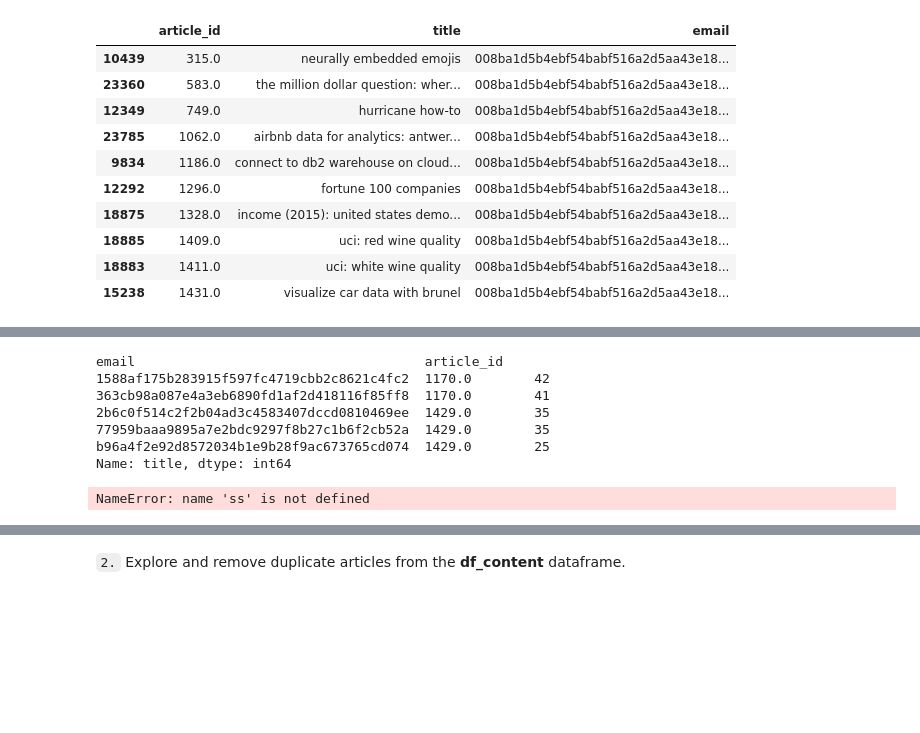
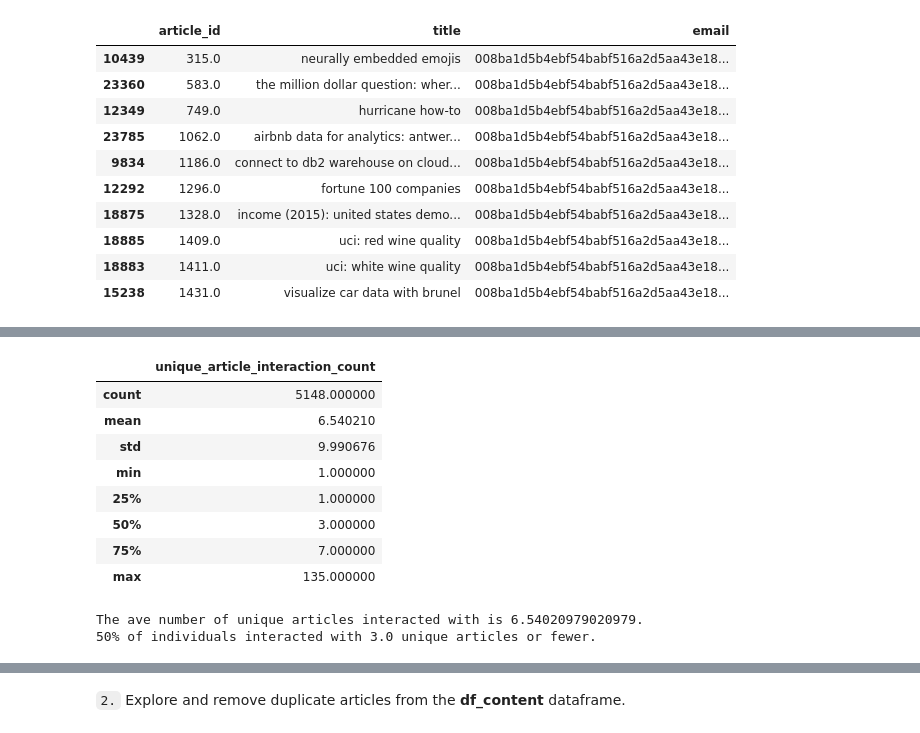
Before and after one commit to hen-wg/udacity_recommendation_engine, a Jupyter notebook: Recommendations_with_IBM.ipynb, the cells around one changed output, grey strips where cells are left out. Drawn from its saved outputs; the diff is of its cells as text; code cells hidden in the pictures; blank space fills up the shorter version.

```diff
--- a/Recommendations_with_IBM.ipynb
+++ b/Recommendations_with_IBM.ipynb
@@ -337,15 +328,18 @@ Name: 2b6c0f514c2f2b04ad3c4583407dccd0810469ee, dtype: int64
-# %%
-# group by email and article_id and count the number of interactions
-df.groupby(['email', 'article_id']).count()['title'].sort_values(ascending=False).head()
-# %% [output]
-email                                     article_id
-1588af175b283915f597fc4719cbb2c8621c4fc2  1170.0        42
-363cb98a087e4a3eb6890fd1af2d418116f85ff8  1170.0        41
-2b6c0f514c2f2b04ad3c4583407dccd0810469ee  1429.0        35
-77959baaa9895a7e2bdc9297f8b27c1b6f2cb52a  1429.0        35
-b96a4f2e92d8572034b1e9b28f9ac673765cd074  1429.0        25
-Name: title, dtype: int64
-# %%
-ss
-# %% [output]
-NameError: name 'ss' is not defined
+# %%
+df_user_article_unique_count.describe()
+# %% [output]
+|  | unique_article_interaction_count |
+| count | 5148.000000 |
+| mean | 6.540210 |
+| std | 9.990676 |
+| min | 1.000000 |
+| 25% | 1.000000 |
+| 50% | 3.000000 |
+| 75% | 7.000000 |
+| max | 135.000000 |
+# %%
+print(f'The ave number of unique articles interacted with is {df_user_article_unique_count.mean()[0]}.')
+print(f'50% of individuals interacted with {df_user_article_unique_count.quantile(0.5)[0]} unique articles or fewer.')
+# %% [output]
+The ave number of unique articles interacted with is 6.54020979020979.
+50% of individuals interacted with 3.0 unique articles or fewer.
```
Also changed, not shown: parts of 23 cells of this notebook.
